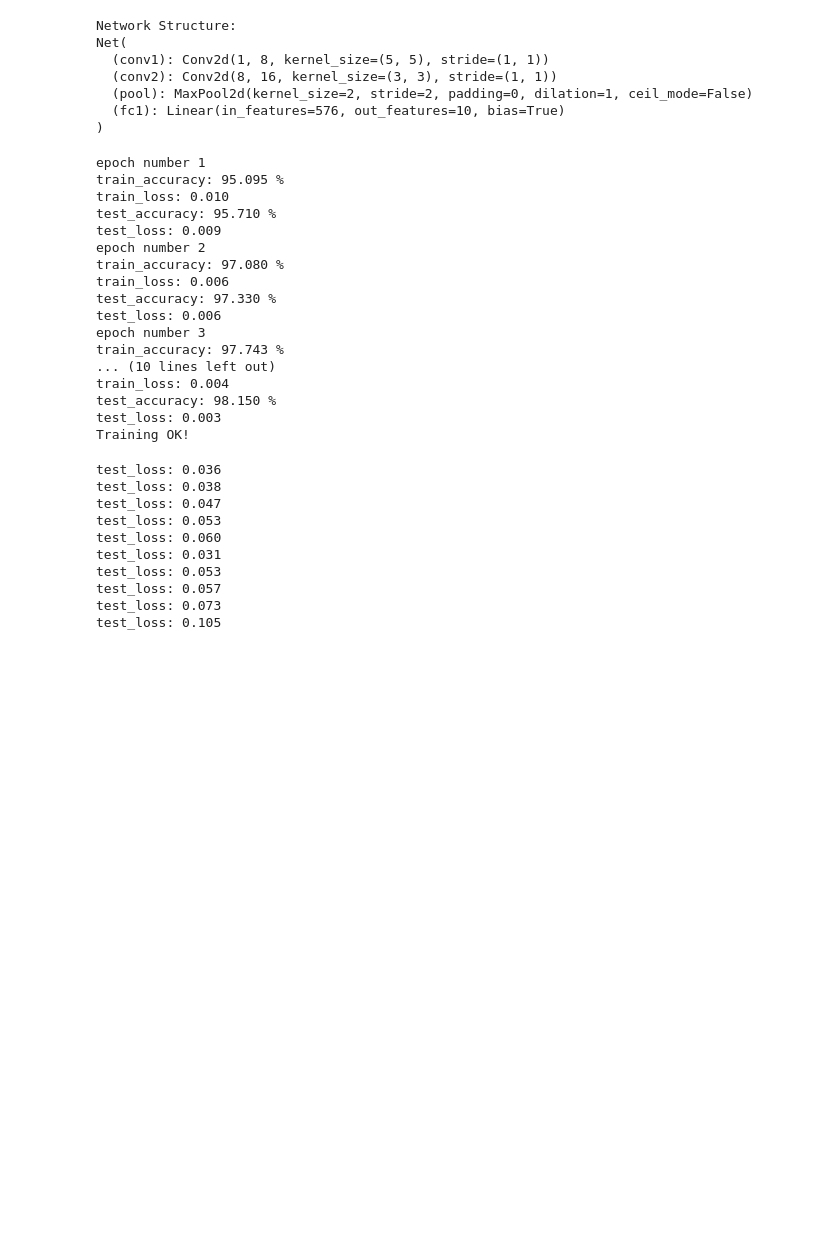
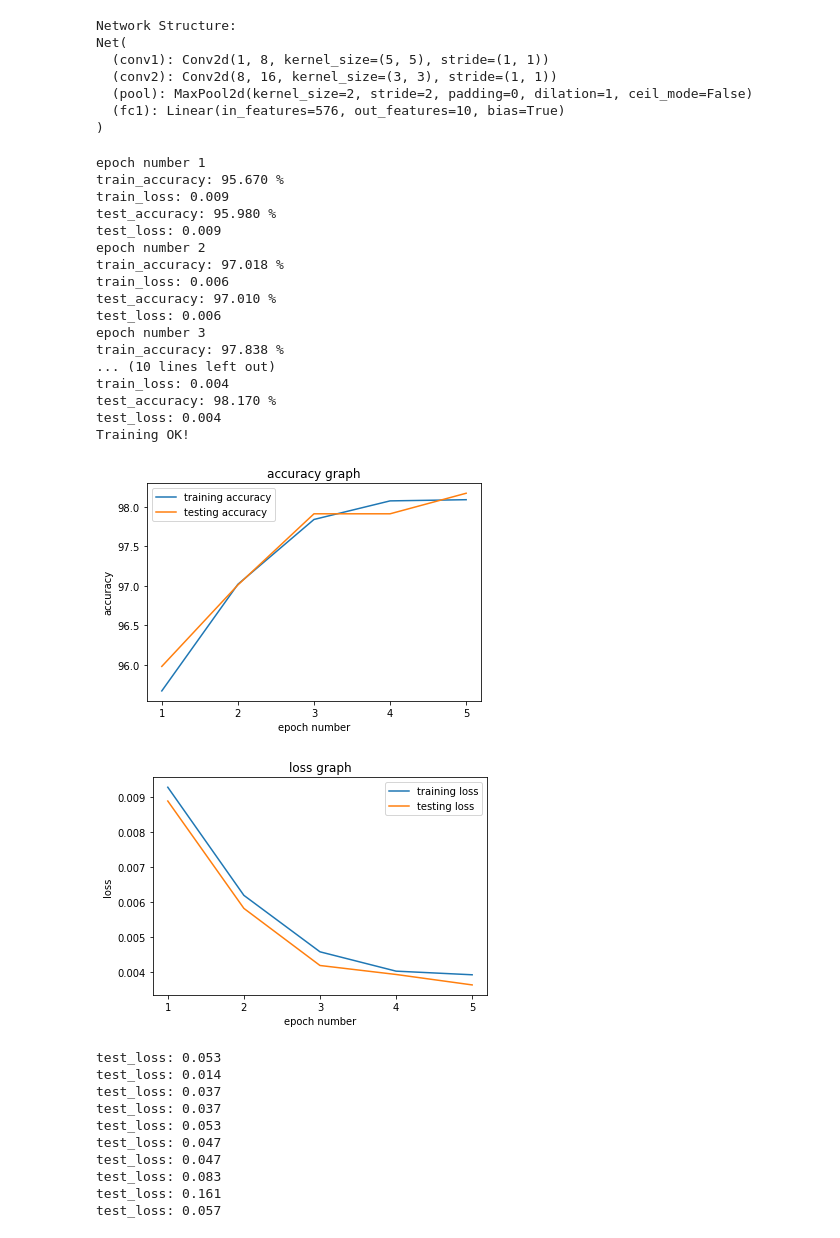
Before and after one commit to lood339/scratch-net, a Jupyter notebook: MNIST.ipynb, the cells around one changed output. Cells and saved outputs as stored; diff of their text form; code cells hidden in the pictures; blank space fills up the shorter version.

```diff
--- a/MNIST.ipynb
+++ b/MNIST.ipynb
@@ -140,8 +148,18 @@ Net(
   (fc1): Linear(in_features=576, out_features=10, bias=True)
 )
 # %%
+#training process
 
-for epoch in range(5):
+epoch_num = 5
+x1 = range(1,epoch_num+1)
+x2 = range(1,epoch_num+1)
+accuracy1 = []
+accuracy2 = []
+loss1 = []
+loss2 = []
+
+
+for epoch in range(epoch_num):
 #     running_loss = 0.0
     for i, data in enumerate(train_loader, 0):
         inputs, labels = data
@@ -175,7 +193,9 @@ for epoch in range(5):
         correct += (predicted == labels).sum().item()
 
     print('train_accuracy: %.3f %%' % (100 * correct / total))
+    accuracy1.append(100 * correct / total)
     print("train_loss: %.3f" % (running_loss / (len(train_loader)*batchsize) ))
+    loss1.append(running_loss / (len(train_loader)*batchsize))
 
     # testing accuracy and loss
     correct = 0
@@ -193,29 +213,57 @@ for epoch in range(5):
         correct += (predicted == labels).sum().item()
 
     print('test_accuracy: %.3f %%' % (100 * correct / total))
+    accuracy2.append(100 * correct / total)
     print("test_loss: %.3f" % (running_loss / (len(test_loader)*batchsize) ))
+    loss2.append(running_loss / (len(test_loader)*batchsize))
 
 print("Training OK!")
 # %% [output]
 epoch number 1
-train_accuracy: 95.095 %
-train_loss: 0.010
-test_accuracy: 95.710 %
+train_accuracy: 95.670 %
+train_loss: 0.009
+test_accuracy: 95.980 %
 test_loss: 0.009
 epoch number 2
-train_accuracy: 97.080 %
+train_accuracy: 97.018 %
 train_loss: 0.006
-test_accuracy: 97.330 %
+test_accuracy: 97.010 %
 test_loss: 0.006
 epoch number 3
-train_accuracy: 97.743 %
+train_accuracy: 97.838 %
 ... (10 lines left out)
 train_loss: 0.004
-test_accuracy: 98.150 %
-test_loss: 0.003
+test_accuracy: 98.170 %
+test_loss: 0.004
 Training OK!
+# %%
+# visualize the result
+
+
+plt.plot(x1, accuracy1, label="training accuracy")
+plt.plot(x2, accuracy2, label="testing accuracy")
+plt.xlabel("epoch number")
+plt.xticks(np.linspace(1,epoch_num,epoch_num))
+plt.ylabel("accuracy")
+plt.title("accuracy graph")
+plt.legend()
+plt.show()
+
+
+plt.plot(x1, loss1, label="training loss")
+plt.plot(x2, loss2, label="testing loss")
+plt.xlabel("epoch number")
+plt.xticks(np.linspace(1,epoch_num,epoch_num))
+plt.ylabel("loss")
+plt.title("loss graph")
+plt.legend()
+plt.show()
+# %% [output]
+[figure, added]
+[figure, added]
 # %%
 # the loss for different numbers
+
 single_loader = torch.utils.data.DataLoader(test_dataset, batch_size=1,
                                           shuffle=True, num_workers=2)
 correct = 0
@@ -229,16 +277,18 @@ for data in single_loader:
     running_loss[labels] += test_loss.item()
     number_cnt[labels] += 1
 
+num_loss = []
 for i in range(10):
+    num_loss.append(running_loss[i] / number_cnt[i])
     print("test_loss: %.3f" % (running_loss[i] / number_cnt[i]))
 # %% [output]
-test_loss: 0.036
-test_loss: 0.038
+test_loss: 0.053
+test_loss: 0.014
+test_loss: 0.037
+test_loss: 0.037
+test_loss: 0.053
 test_loss: 0.047
-test_loss: 0.053
-test_loss: 0.060
-test_loss: 0.031
-test_loss: 0.053
+test_loss: 0.047
+test_loss: 0.083
+test_loss: 0.161
 test_loss: 0.057
-test_loss: 0.073
-test_loss: 0.105
```
Also changed, not shown: parts of 5 cells of this notebook.
